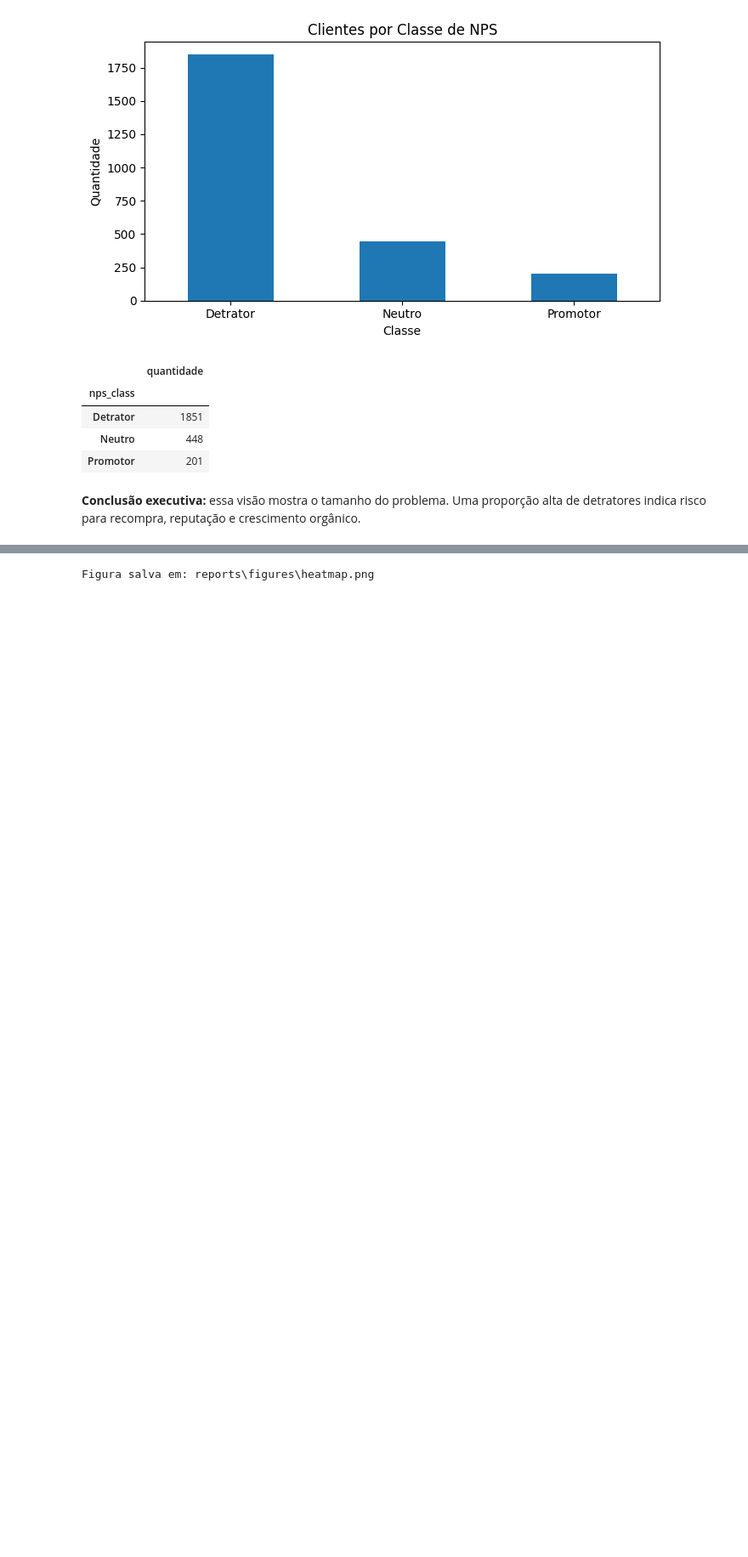
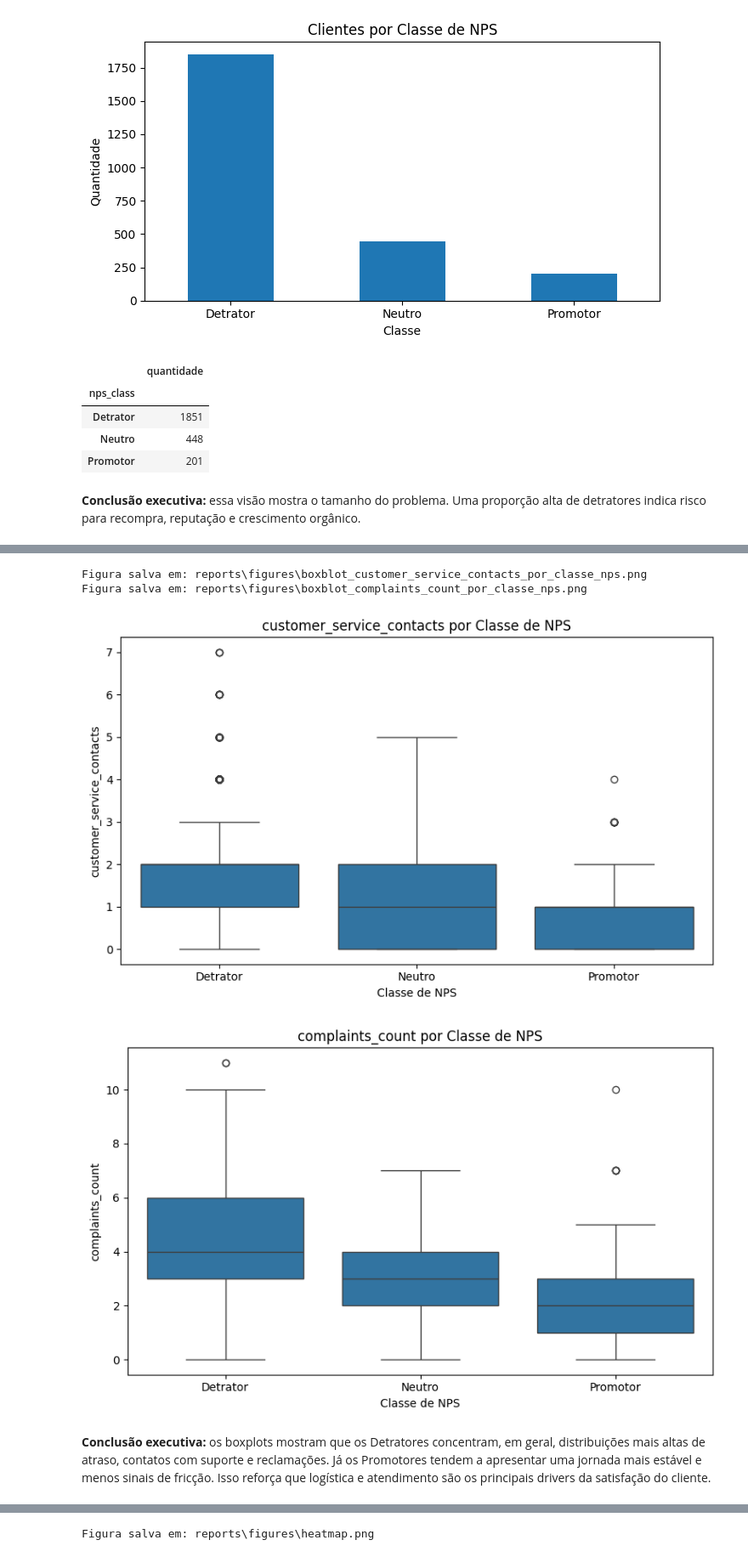
Before and after one commit to EdsonDoro/TechChallenge-Fase1, a Jupyter notebook: notebooks/tech_challenge_fase1.ipynb, the cells around one changed output, grey strips where cells are left out. Shown at 85% size. Drawn from its saved outputs; the diff is of its cells as text; code cells hidden in the pictures; blank space fills up the shorter version.

Commit message:
Inclusão Boxplot

```diff
--- a/notebooks/tech_challenge_fase1.ipynb
+++ b/notebooks/tech_challenge_fase1.ipynb
@@ -272,0 +273,31 @@ Figura salva em: reports\figures\nps_class_distribution.png
+# %%
+ordem_classes = ['Detrator', 'Neutro', 'Promotor']
+
+variaveis_boxplot = [
+    'delivery_status_days',
+    'customer_service_contacts',
+    'complaints_count'
+]
+
+variaveis_boxplot = [col for col in variaveis_boxplot if col in df.columns]
+
+for var in variaveis_boxplot:
+    plt.figure(figsize=(8,5))
+    sns.boxplot(
+        data=df,
+        x='nps_class',
+        y=var,
+        order=ordem_classes
+    )
+
+    plt.title(f'{var} por Classe de NPS')
+    plt.xlabel('Classe de NPS')
+    plt.ylabel(var)
+    save_current_fig(f'boxblot_{var}_por_classe_nps.png')
+# %% [output]
+Figura salva em: reports\figures\boxblot_customer_service_contacts_por_classe_nps.png
+Figura salva em: reports\figures\boxblot_complaints_count_por_classe_nps.png
+[figure, added]
+[figure, added]
+# %% [markdown]
+**Conclusão executiva:** os boxplots mostram que os Detratores concentram, em geral, distribuições mais altas de atraso, contatos com suporte e reclamações. Já os Promotores tendem a apresentar uma jornada mais estável e menos sinais de fricção. Isso reforça que logística e atendimento são os principais drivers da satisfação do cliente.
```
Also changed, not shown: parts of 7 cells of this notebook.
